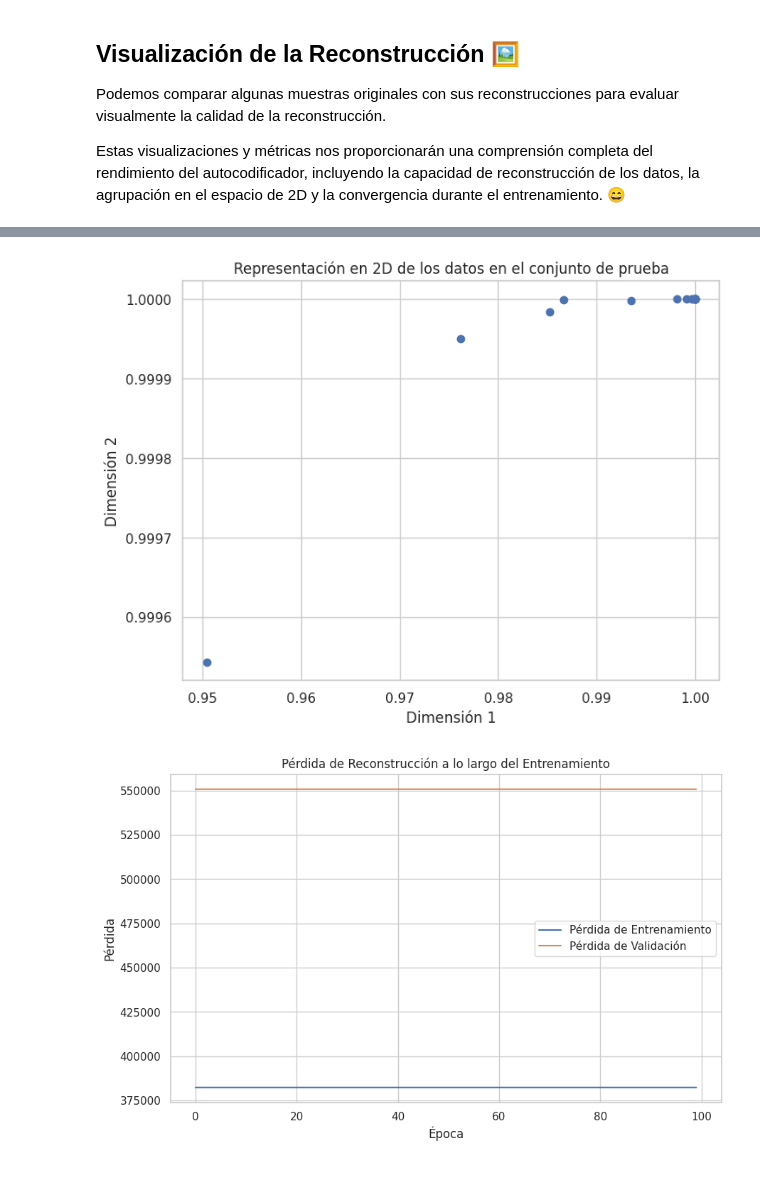
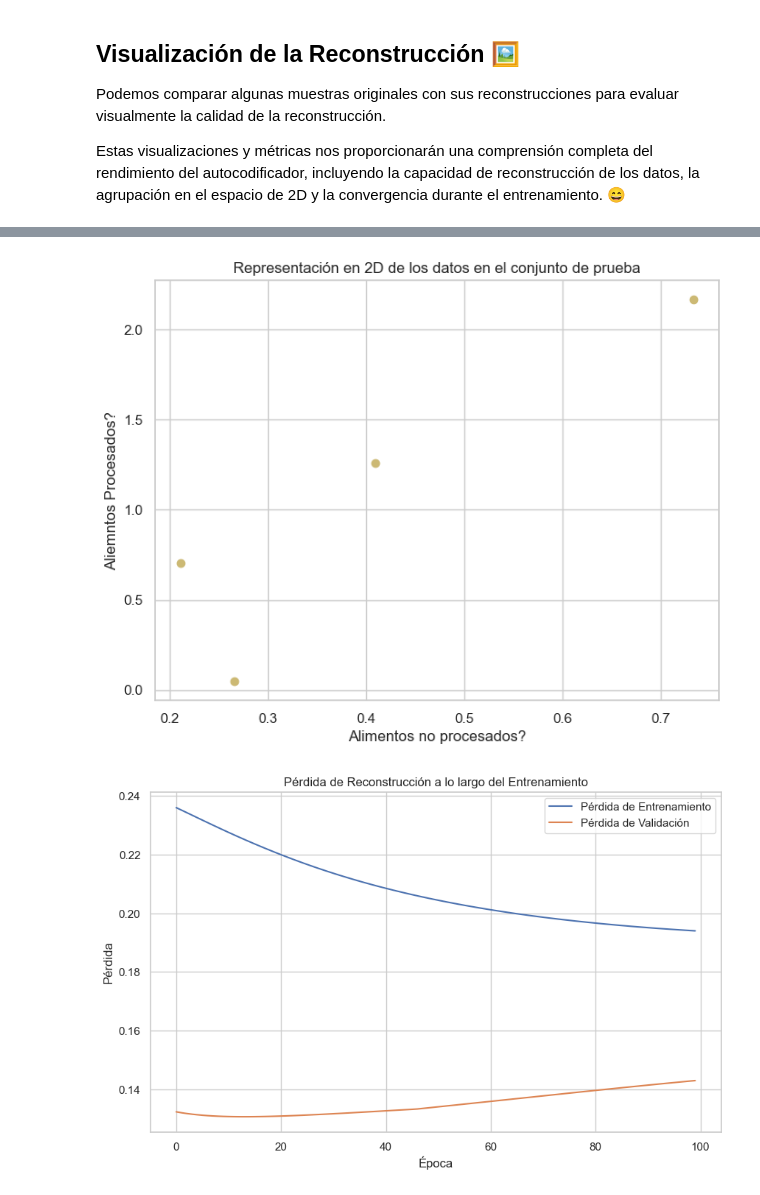
Before and after one commit to aleg001/Lab5-DS, a Jupyter notebook: Lab5.ipynb, the cells around one changed output, grey strips where cells are left out. Cells and saved outputs as stored; diff of their text form; code cells hidden in the pictures.

```diff
--- a/Lab5.ipynb
+++ b/Lab5.ipynb
@@ -21,5 +21,6 @@ Primero, debemos importar las bibliotecas necesarias y cargar los datos en un Da
 import pandas as pd
 
 df = pd.read_csv("UK_foods.csv", skipinitialspace=True)
+df = df.set_index(df.columns[0])
 df.head()
 # %% [output]
@@ -118,22 +125,31 @@ from keras.layers import Dense
 # %%
 # Arquitectura del autocodificador
-input_dim = 4  # Dimensión de entrada (número de variables)
+input_dim = 17  # Dimensión de entrada (número de variables)
 encoding_dim = 2  # Dimensión en la capa de "cuello de botella"
+df = np.transpose(df)
+from sklearn.model_selection import train_test_split
+from sklearn.preprocessing import MinMaxScaler
 
-from sklearn.model_selection import train_test_split
-
-X_train = df.values[:, 1:].astype(np.float32)
-
+X_train = df.values[:, 0:].astype(np.float32)
+normalizador = MinMaxScaler()
+X_train = normalizador.fit_transform(X_train)
 # Arquitectura del autocodificador
 input_dim = X_train.shape[1]  # Dimensión de entrada (número de variables)
 encoding_dim = 2  # Dimensión en la capa de "cuello de botella"
+encoder = Sequential([
+    Dense(8, activation='relu', input_dim=input_dim),
+    Dense(4, activation='relu', input_shape=[8]),
+    Dense(encoding_dim, activation='relu', input_shape=[4]),  # Capa de "cuello de botella"
+    ])
+deenconder = Sequential([
+    Dense(4, activation='relu', input_shape=[2]),
+    Dense(8, activation='relu',input_shape=[4]),
+    Dense(input_dim, activation='relu')  # Capa de salida
+])
 
 # Modelo secuencial del autocodificador
 autoencoder = Sequential([
-    Dense(8, activation='relu', input_dim=input_dim),
-    Dense(encoding_dim, activation='relu'),  # Capa de "cuello de botella"
-    Dense(8, activation='relu'),
-    Dense(input_dim, activation='sigmoid')  # Capa de salida
+    encoder, deenconder  # Capa de salida
 ])
 
 # Compilación del modelo
@@ -188,3 +204,6 @@ Podemos trazar la pérdida de reconstrucción a lo largo de las épocas durante
 Podemos comparar algunas muestras originales con sus reconstrucciones para evaluar visualmente la calidad de la reconstrucción.
 
 Estas visualizaciones y métricas nos proporcionarán una comprensión completa del rendimiento del autocodificador, incluyendo la capacidad de reconstrucción de los datos, la agrupación en el espacio de 2D y la convergencia durante el entrenamiento. 😄
+# %%
+encoded_data = encoder.predict(X_train)
+print(encoded_data)
@@ -191,9 +217,8 @@ Estas visualizaciones y métricas nos proporcionarán una comprensión completa
 # %%
-encoded_data = autoencoder.predict(X_train)
 plt.figure(figsize=(8, 6))
-plt.scatter(encoded_data[:, 0], encoded_data[:, 1])
+plt.scatter(encoded_data[:, 0], encoded_data[:, 1], c = "y")
 plt.title('Representación en 2D de los datos en el conjunto de prueba')
-plt.xlabel('Dimensión 1')
-plt.ylabel('Dimensión 2')
+plt.xlabel('Alimentos no procesados?')
+plt.ylabel('Aliemntos Procesados?')
 plt.show()
 # %% [output]
@@ -201,4 +225,4 @@ plt.show()
-[figure, old version]
+[figure, new version]
 # %%
 history = autoencoder.fit(X_train, X_train, epochs=100, batch_size=16, validation_split=0.2, verbose=0)
 
@@ -212,4 +236,4 @@ plt.ylabel('Pérdida')
 plt.legend()
 plt.show()
 # %% [output]
-[figure, old version]
+[figure, new version]
```
Also changed, not shown: parts of 10 cells of this notebook.
